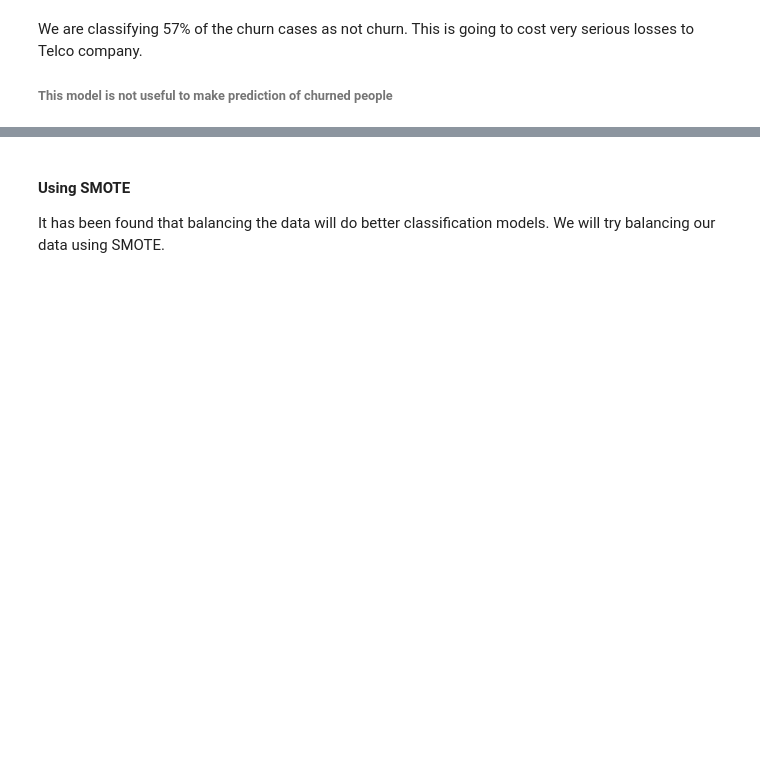
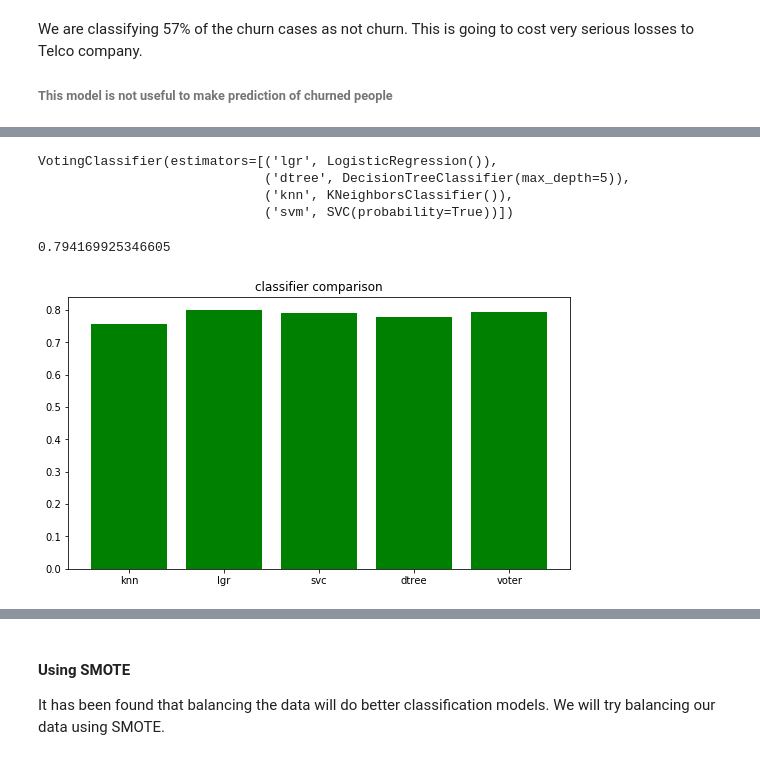
Before and after one commit to khuloodnasher/Telecom-Churn-Prediction, a Jupyter notebook: missing project3.ipynb, the cells around one changed output, grey strips where cells are left out. Cells and saved outputs as stored; diff of their text form; code cells hidden in the pictures; blank space fills up the shorter version.

```diff
--- a/missing project3.ipynb
+++ b/missing project3.ipynb
@@ -1071,0 +1111,13 @@ We are classifying 57% of the churn cases as not churn. This is going to cost ve
+# %%
+from sklearn.linear_model import LogisticRegression
+from sklearn.neighbors import KNeighborsClassifier
+from sklearn.svm import SVC
+from sklearn.tree import DecisionTreeClassifier
+knn = KNeighborsClassifier()
+lgr = LogisticRegression()
+svm = SVC(probability=True)
+dtree = DecisionTreeClassifier(max_depth=5)
+knn.fit(X_train, y_train)
+lgr.fit(X_train, y_train)
+svm.fit(X_train,y_train)
+dtree.fit(X_train, y_train)
@@ -1071,0 +1129,28 @@ We are classifying 57% of the churn cases as not churn. This is going to cost ve
+# %%
+from sklearn.ensemble import VotingClassifier
+voting_classifier = VotingClassifier(estimators = [('lgr', lgr), ('dtree', dtree),('knn', knn),('svm',svm)])
+voting_classifier.fit(X_train, y_train)
+# %% [output]
+VotingClassifier(estimators=[('lgr', LogisticRegression()),
+                             ('dtree', DecisionTreeClassifier(max_depth=5)),
+                             ('knn', KNeighborsClassifier()),
+                             ('svm', SVC(probability=True))])
+# %%
+voting_preds = voting_classifier.predict(X_test)
+accuracy_score(y_test, voting_preds)
+# %% [output]
+0.794169925346605
+# %%
+scores = [
+knn.score(X_test, y_test),
+lgr.score(X_test, y_test),
+    svm.score(X_test, y_test),
+    dtree.score(X_test, y_test),
+    voting_classifier.score(X_test, y_test)]
+# %%
+#comparison of scores from classifiers
+plt.figure(figsize = (9, 5))
+plt.bar(['knn', 'lgr', 'svc', 'dtree', 'voter'], scores, color = 'green')
+plt.title('classifier comparison');
+# %% [output]
+[figure, added]
```
Also changed, not shown: parts of 44 cells of this notebook, 1 other file.
